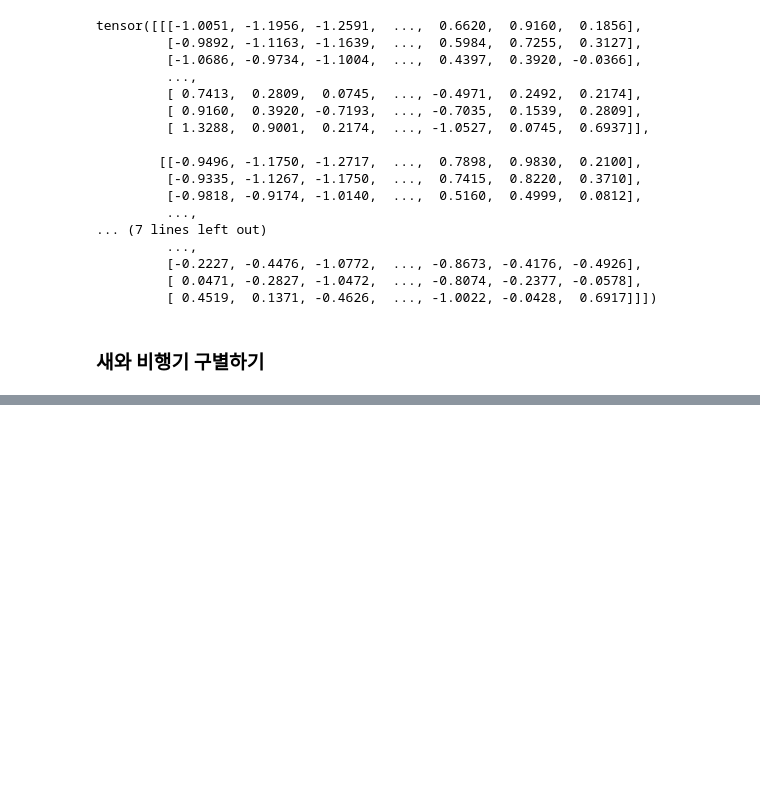
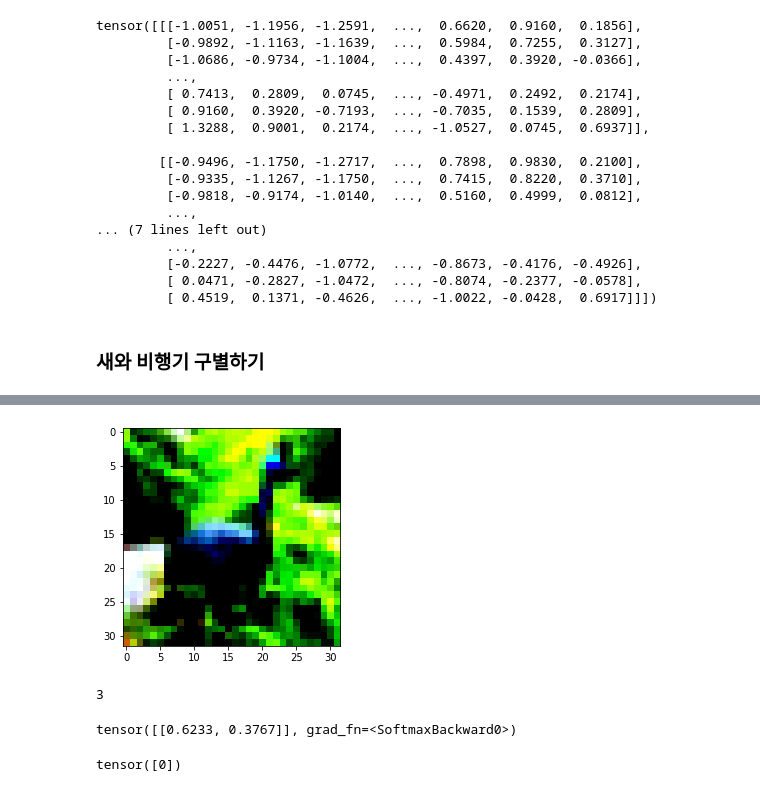
Before and after one commit to nuyhc/RhythmStudy, a Jupyter notebook: 1. PyTorch/PTM_3_박지현.ipynb, the cells around one changed output, grey strips where cells are left out. Drawn from its saved outputs; the diff is of its cells as text; code cells hidden in the pictures; blank space fills up the shorter version.

```diff
--- a/1. PyTorch/PTM_3_박지현.ipynb
+++ b/1. PyTorch/PTM_3_박지현.ipynb
@@ -565,0 +647,6 @@ tensor([[[-1.0051, -1.1956, -1.2591,  ...,  0.6620,  0.9160,  0.1856],
+# %%
+from torchvision import transforms
+
+to_tensor = transforms.ToTensor()
+list_cifar2 = [to_tensor(img) for img, _ in cifar2]
+type(list_cifar2)
@@ -565,0 +655,5 @@ tensor([[[-1.0051, -1.1956, -1.2591,  ...,  0.6620,  0.9160,  0.1856],
+# %%
+# list를 Tensor로 변경하기
+# torch.stack()
+tensor_cifar2 = torch.stack(list_cifar2, dim=0)
+# imgs = torch.stack([img_t for img_t, _ in tensor_cifar2], dim=3)
@@ -565,0 +672,5 @@ tensor([[[-1.0051, -1.1956, -1.2591,  ...,  0.6620,  0.9160,  0.1856],
+# %%
+from torchvision import transforms
+transforms = transforms.Normalize((0.5142, 0.5112, 0.5144), (0.2505, 0.2469, 0.2456))
+transform_cifar2 = transforms(tensor_cifar2)
+transform_cifar2
@@ -565,0 +726,6 @@ tensor([[[-1.0051, -1.1956, -1.2591,  ...,  0.6620,  0.9160,  0.1856],
+# %%
+img = transform_cifar2[0]
+
+plt.imshow(img.permute(1, 2, 0))
+plt.show()
+# %% [output]
@@ -565,0 +733,17 @@ tensor([[[-1.0051, -1.1956, -1.2591,  ...,  0.6620,  0.9160,  0.1856],
+[figure, added]
+# %%
+len(img)
+# %% [output]
+3
+# %%
+img_batch = img.view(-1).unsqueeze(0)
+out = model(img_batch)
+out
+# %% [output]
+tensor([[0.6233, 0.3767]], grad_fn=<SoftmaxBackward0>)
+# %%
+_, index = torch.max(out, dim=1)
+
+index
+# %% [output]
+tensor([0])
```
Also changed, not shown: parts of 60 cells of this notebook.
